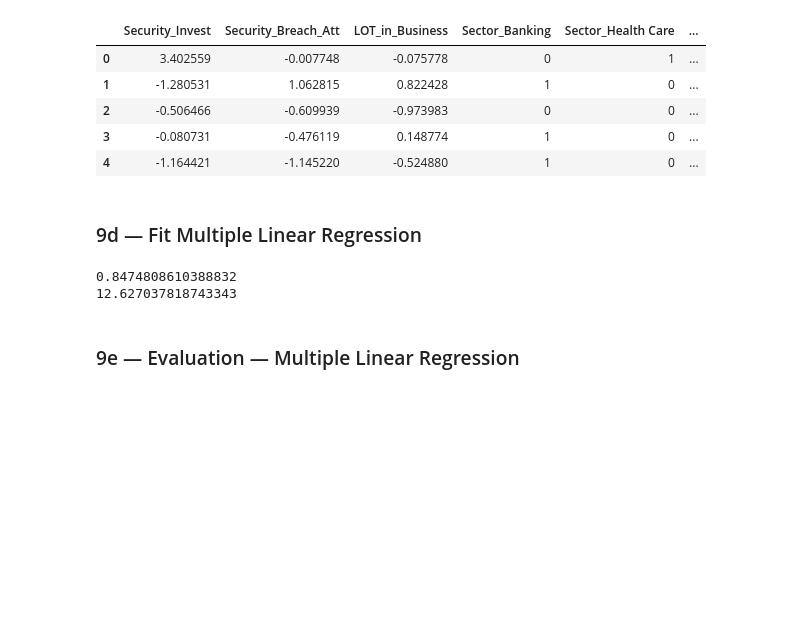
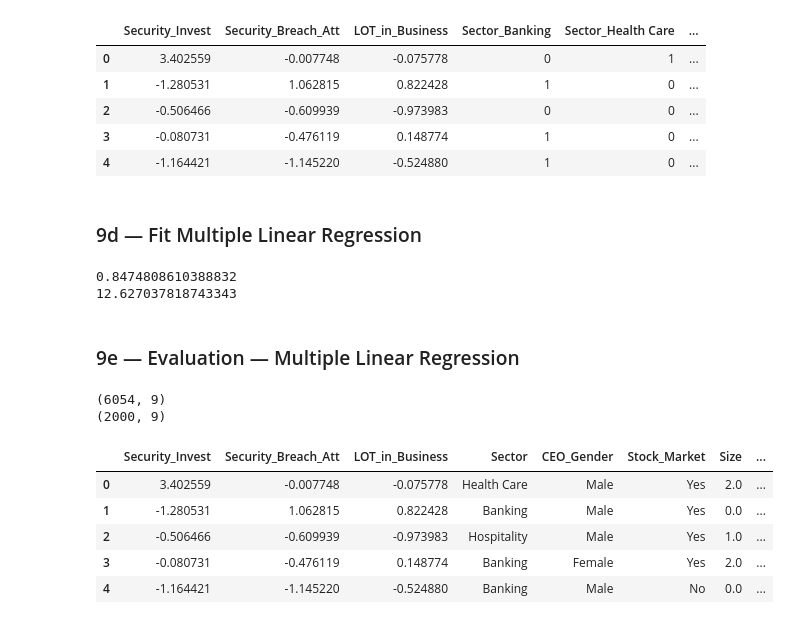
Before and after one commit to eddiejaques/ml-code-samples, a Jupyter notebook: Security Breaches Dataset/data_linear_regression_large_dataset.ipynb, the cells around one changed output. Saved outputs shown, nothing was run; the diff lists cells and outputs as text; code cells hidden in the pictures; blank space fills up the shorter version.

```diff
--- a/Security Breaches Dataset/data_linear_regression_large_dataset.ipynb
+++ b/Security Breaches Dataset/data_linear_regression_large_dataset.ipynb
@@ -412,3 +412,38 @@ fig.add_shape(type="line", x0=0, y0=0, x1=60, y1=60,
               line=dict(color="red", dash="dash"))
 
 fig.show()
+# %%
+from sklearn.preprocessing import OrdinalEncoder
+
+categorical_col_ordinal = ['Size', 'Sec_Rating', 'CEO_Sec_Exp']
+
+ordinal_categories = [
+    ['Small', 'Medium', 'Large'],       # Size
+    ['Low', 'Medium', 'High'],          # Sec_Rating
+    ['Low', 'Medium', 'High'],          # CEO_Sec_Exp
+]
+
+ordinal_encoder = OrdinalEncoder(categories=ordinal_categories)
+
+train_ordinal = ordinal_encoder.fit_transform(security_df_train[categorical_col_ordinal])
+test_ordinal = ordinal_encoder.transform(security_df_test[categorical_col_ordinal])
+
+train_ordinal_df = pd.DataFrame(train_ordinal, columns=categorical_col_ordinal, index=security_df_train.index)
+test_ordinal_df = pd.DataFrame(test_ordinal, columns=categorical_col_ordinal, index=security_df_test.index)
+
+# Replace original ordinal columns with encoded versions
+security_df_train_ordinal = pd.concat([security_df_train.drop(categorical_col_ordinal, axis=1), train_ordinal_df], axis=1)
+security_df_test_ordinal = pd.concat([security_df_test.drop(categorical_col_ordinal, axis=1), test_ordinal_df], axis=1)
+
+print(security_df_train_ordinal.shape)
+print(security_df_test_ordinal.shape)
+security_df_train_ordinal.head()
+# %% [output]
+(6054, 9)
+(2000, 9)
+|  | Security_Invest | Security_Breach_Att | LOT_in_Business | Sector | CEO_Gender | Stock_Market | Size | ... |
+| 0 | 3.402559 | -0.007748 | -0.075778 | Health Care | Male | Yes | 2.0 | ... |
+| 1 | -1.280531 | 1.062815 | 0.822428 | Banking | Male | Yes | 0.0 | ... |
+| 2 | -0.506466 | -0.609939 | -0.973983 | Hospitality | Male | Yes | 1.0 | ... |
+| 3 | -0.080731 | -0.476119 | 0.148774 | Banking | Female | Yes | 2.0 | ... |
+| 4 | -1.164421 | -1.145220 | -0.524880 | Banking | Male | No | 0.0 | ... |
```
Also changed, not shown: parts of 2 cells of this notebook, 4 other files.
